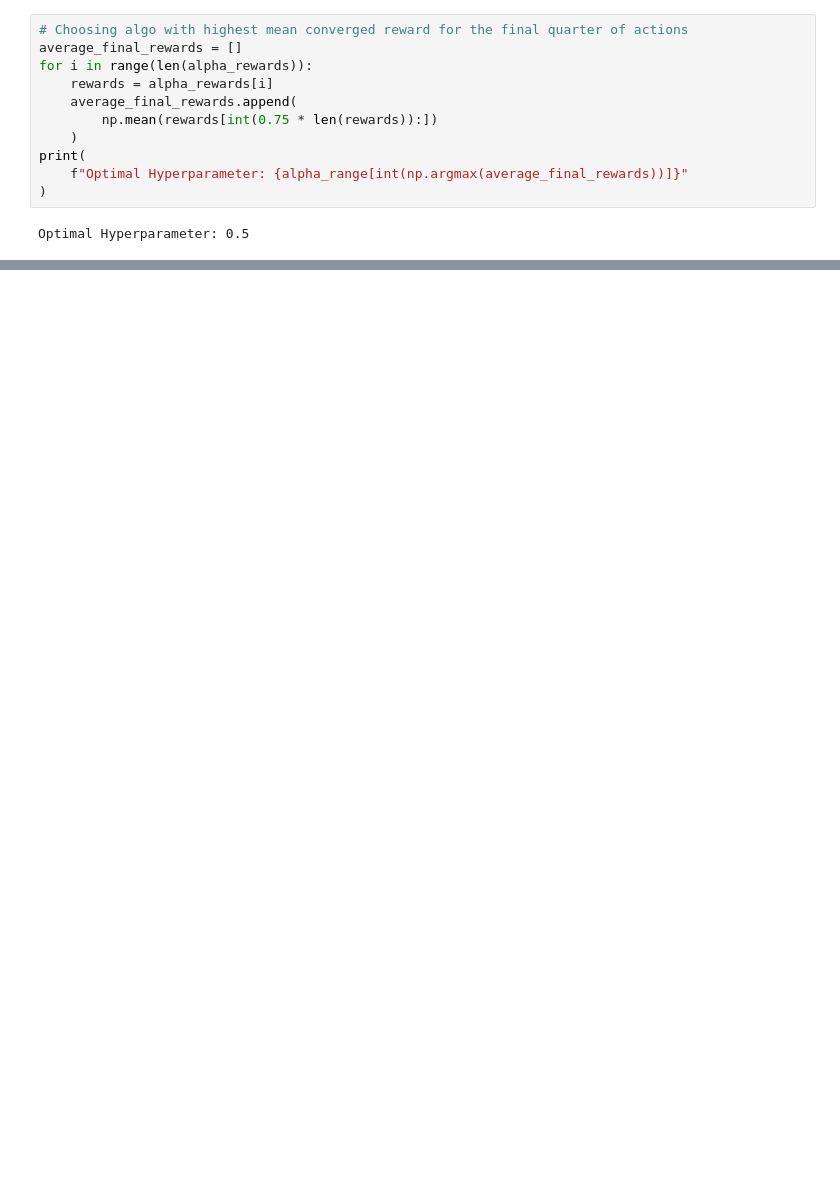
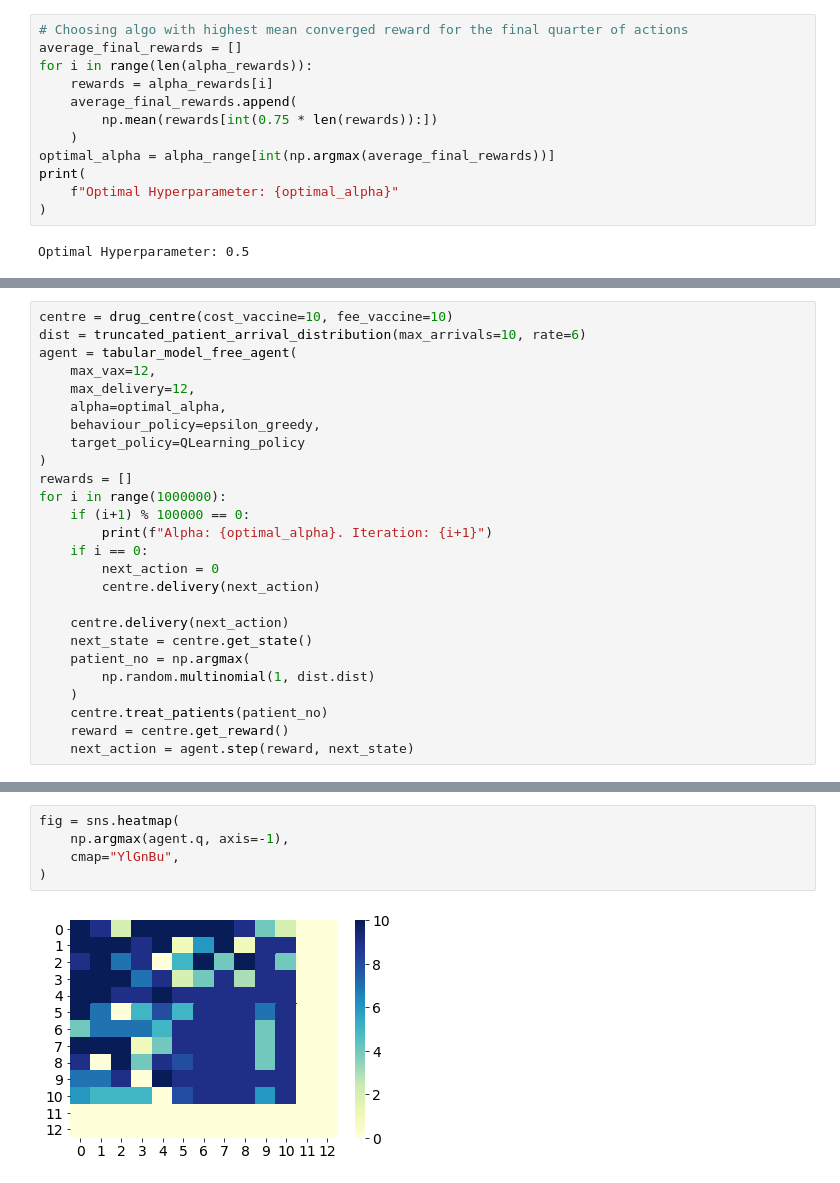
Before and after one commit to 12kleingordon34/RL-Exploration, a Jupyter notebook: vaccine_delivery/playground.ipynb, the cells around one changed output, grey strips where cells are left out. Cells and saved outputs as stored; diff of their text form; blank space fills up the shorter version.

Commit message:
WIP: First heatmaps

```diff
--- a/vaccine_delivery/playground.ipynb
+++ b/vaccine_delivery/playground.ipynb
@@ -205,8 +204,9 @@ for i in range(len(alpha_rewards)):
     average_final_rewards.append(
         np.mean(rewards[int(0.75 * len(rewards)):])
     )
+optimal_alpha = alpha_range[int(np.argmax(average_final_rewards))]
 print(
-    f"Optimal Hyperparameter: {alpha_range[int(np.argmax(average_final_rewards))]}"
+    f"Optimal Hyperparameter: {optimal_alpha}"
 )
 # %% [output]
 Optimal Hyperparameter: 0.5
@@ -212,0 +215,26 @@ Optimal Hyperparameter: 0.5
+# %%
+centre = drug_centre(cost_vaccine=10, fee_vaccine=10)
+dist = truncated_patient_arrival_distribution(max_arrivals=10, rate=6)
+agent = tabular_model_free_agent(
+    max_vax=12,
+    max_delivery=12,
+    alpha=optimal_alpha,
+    behaviour_policy=epsilon_greedy,
+    target_policy=QLearning_policy
+)
+rewards = []
+for i in range(1000000):
+    if (i+1) % 100000 == 0:
+        print(f"Alpha: {optimal_alpha}. Iteration: {i+1}")
+    if i == 0:
+        next_action = 0
+        centre.delivery(next_action)
+
+    centre.delivery(next_action)
+    next_state = centre.get_state()
+    patient_no = np.argmax(
+        np.random.multinomial(1, dist.dist)
+    )
+    centre.treat_patients(patient_no)
+    reward = centre.get_reward()
+    next_action = agent.step(reward, next_state)
@@ -212,0 +289,7 @@ Optimal Hyperparameter: 0.5
+# %%
+fig = sns.heatmap(
+    np.argmax(agent.q, axis=-1),
+    cmap="YlGnBu",
+)
+# %% [output]
+[figure, added]
```
Also changed, not shown: parts of 7 cells of this notebook, 1 other file.
